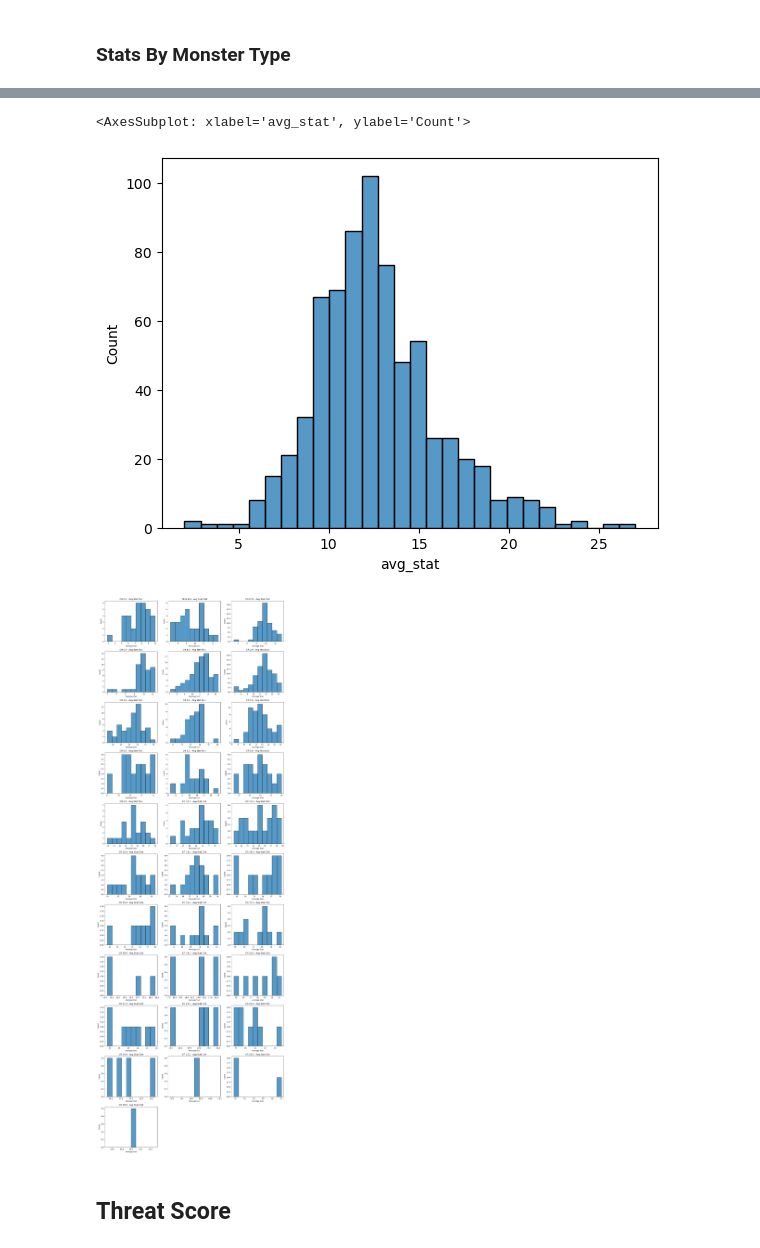
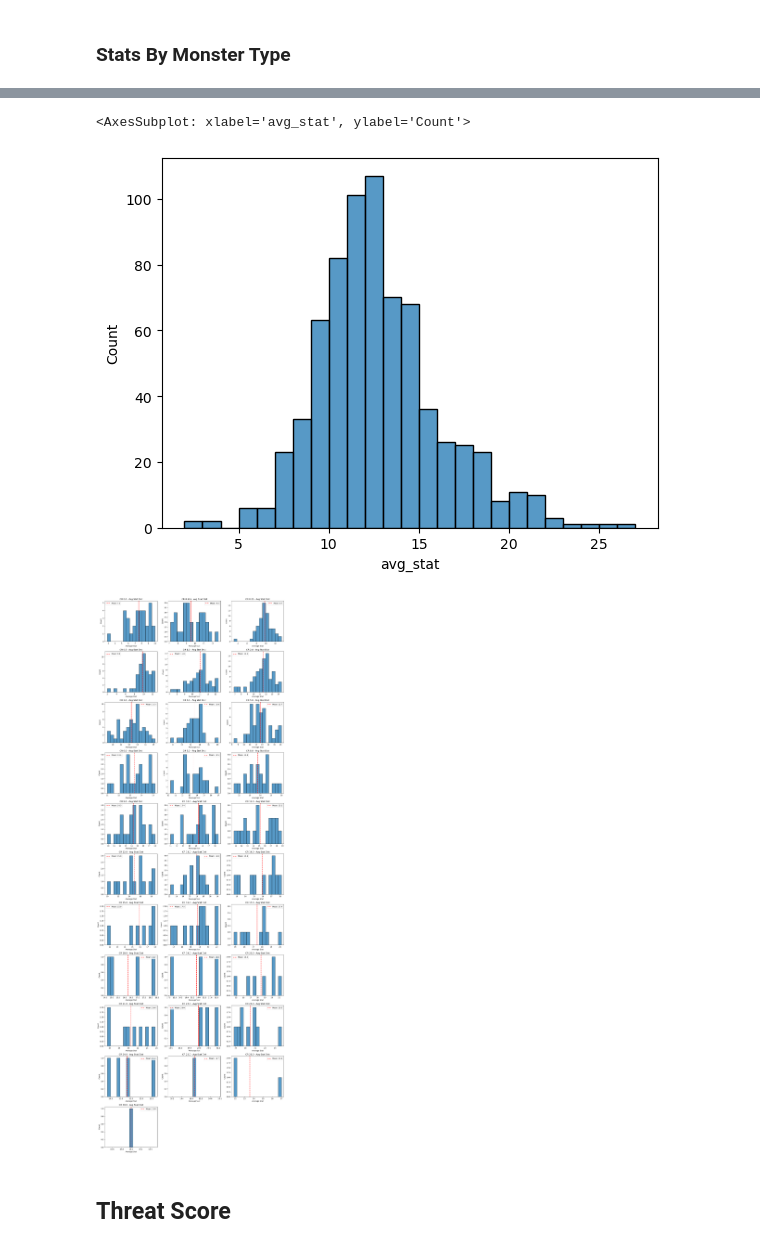
Before and after one commit to h6x-code/DnD-Monsters, a Jupyter notebook: Monsters of D&D - Statistical Insights.ipynb, the cells around one changed output, grey strips where cells are left out. Drawn from its saved outputs; the diff is of its cells as text; code cells hidden in the pictures.

```diff
--- a/Monsters of D&D - Statistical Insights.ipynb
+++ b/Monsters of D&D - Statistical Insights.ipynb
@@ -883,12 +890,12 @@ plot_stats_by_type(df)
 df['avg_stat'] = df[['str', 'dex', 'con', 'int', 'wis', 'cha']].mean(axis=1)
 
 
-sns.histplot(df['avg_stat'])
+sns.histplot(df['avg_stat'], binwidth=1)
 # %% [output]
 <AxesSubplot: xlabel='avg_stat', ylabel='Count'>
-[figure, old version]
+[figure, new version]
 # %%
-def plot_avg_stat_histograms_by_cr(df, cr_values=None, bins=10):
+def plot_avg_stat_histograms_by_cr(df, cr_values=None, bins=15):
     """
     Plots histograms of average stat scores for each specified CR.
 
@@ -901,34 +908,38 @@ def plot_avg_stat_histograms_by_cr(df, cr_values=None, bins=10):
     if 'avg_stat' not in df.columns:
         df['avg_stat'] = df[['str', 'dex', 'con', 'int', 'wis', 'cha']].mean(axis=1)
 
     # Define which CRs to plot
     if cr_values is None:
         cr_values = sorted(df['cr'].dropna().unique())
 
     # Create subplots grid
     n = len(cr_values)
     ncols = 3
     nrows = (n + ncols - 1) // ncols
     fig, axes = plt.subplots(nrows, ncols, figsize=(5 * ncols, 4 * nrows))
     axes = axes.flatten()
 
     for i, cr in enumerate(cr_values):
         subset = df[df['cr'] == cr]
         sns.histplot(subset['avg_stat'], bins=bins, kde=False, ax=axes[i])
+        # Add average line
+        mean_score = subset['avg_stat'].mean()
+        axes[i].axvline(mean_score, color='red', linestyle='--', linewidth=2, label=f'Mean: {mean_score:.1f}')
         axes[i].set_title(f'CR {cr} - Avg Stat Dist')
         axes[i].set_xlabel('Average Stat')
         axes[i].set_ylabel('Count')
+        axes[i].legend()
 
     # Hide any unused subplots
     for j in range(i + 1, len(axes)):
         axes[j].axis('off')
 
     plt.tight_layout()
     plt.show()
 
 plot_avg_stat_histograms_by_cr(df)
 # %% [output]
-[figure, old version]
+[figure, new version]
 # %% [markdown]
 ## Threat Score
 # %% [markdown]
```
Also changed, not shown: parts of 30 cells of this notebook.
